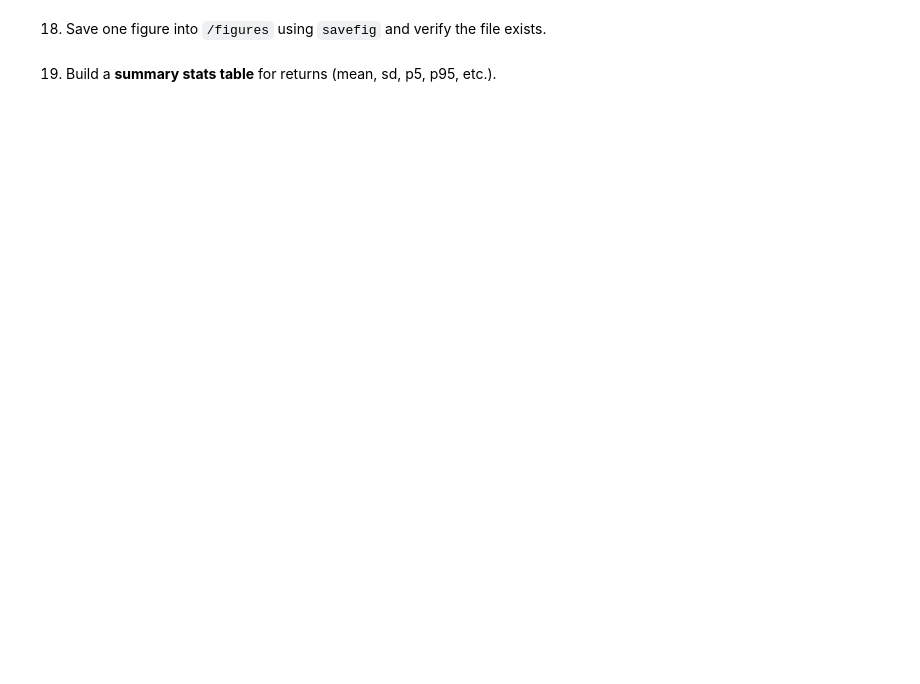
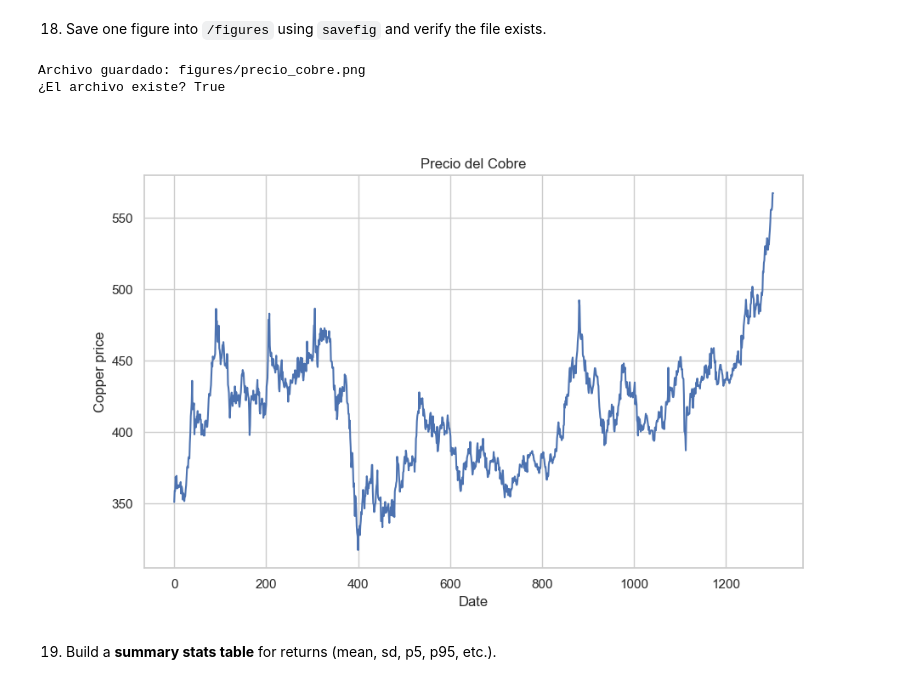
Before and after one commit to anzonyquispe/Python-for-Finance, a Jupyter notebook: homeworks/Assignment_3/Group 6.ipynb, the cells around one changed output. Cells and saved outputs as stored; diff of their text form; code cells hidden in the pictures; blank space fills up the shorter version.

```diff
--- a/homeworks/Assignment_3/Group 6.ipynb
+++ b/homeworks/Assignment_3/Group 6.ipynb
@@ -440,4 +690,34 @@ plt.show()
 # %% [markdown]
 18. Save one figure into `/figures` using `savefig` and verify the file exists.
+# %%
+import os
+import matplotlib.pyplot as plt
+from IPython.display import Image, display
+
+# --- Create folder if it doesn't exist ---
+os.makedirs("figures", exist_ok=True)
+
+# --- Plot copper price ---
+plt.figure(figsize=(10, 6))
+df_wide_clean["copper"].dropna().plot(title="Precio del Cobre")
+plt.xlabel("Date")
+plt.ylabel("Copper price")
+plt.grid(True)
+
+# --- Save figure ---
+file_path = "figures/precio_cobre.png"
+plt.savefig(file_path)
+plt.close()
+
+# --- Verify file exists ---
+print(f"Archivo guardado: {file_path}")
+print("¿El archivo existe?", os.path.exists(file_path))
+
+# Verify visually by loading saved file
+display(Image(filename="figures/precio_cobre.png"))
+# %% [output]
+Archivo guardado: figures/precio_cobre.png
+¿El archivo existe? True
+[figure, added]
 # %% [markdown]
 19. Build a **summary stats table** for returns (mean, sd, p5, p95, etc.).
```
Also changed, not shown: parts of 14 cells of this notebook, 1 other file.
